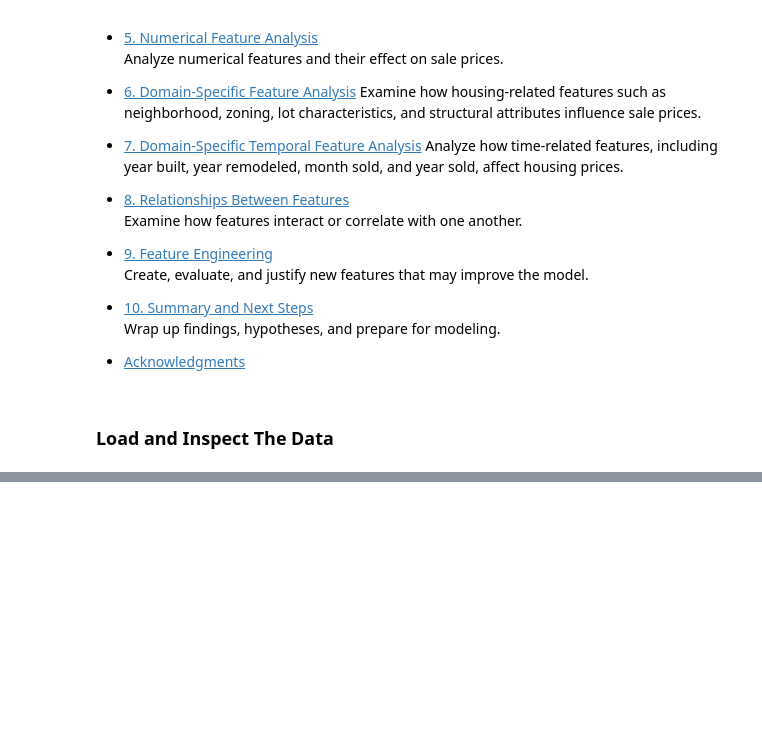
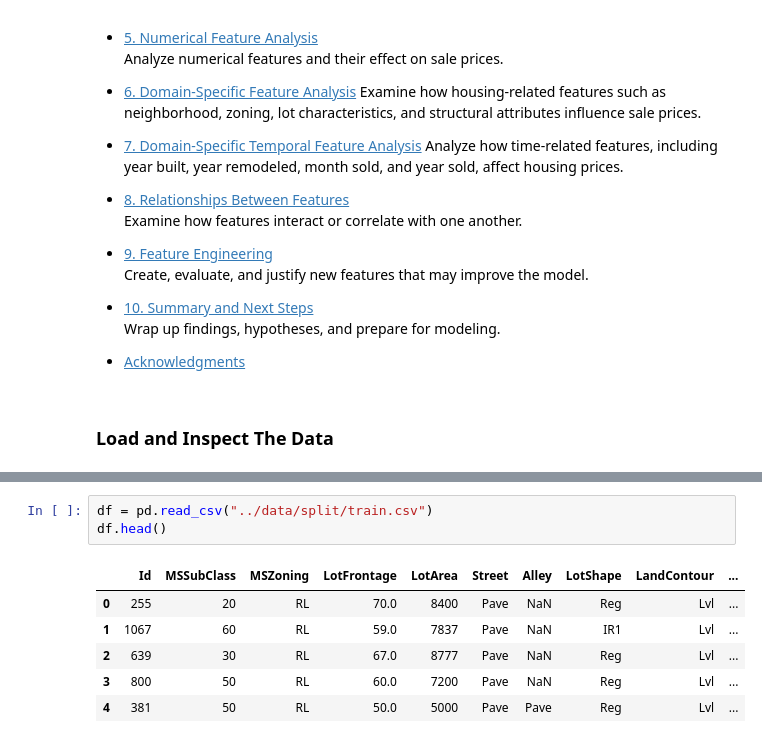
Before and after one commit to b-4her/2010-house-price-prediction, a Jupyter notebook: notebooks/EDA.ipynb, the cells around one changed output, grey strips where cells are left out. Cells and saved outputs as stored; diff of their text form; folded sections open; blank space fills up the shorter version.

```diff
--- a/notebooks/EDA.ipynb
+++ b/notebooks/EDA.ipynb
@@ -68,0 +84,10 @@ Below is an outline of the EDA sections to guide navigation and ensure coverage
+# %%
+df = pd.read_csv("../data/split/train.csv")
+df.head()
+# %% [output]
+|  | Id | MSSubClass | MSZoning | LotFrontage | LotArea | Street | Alley | LotShape | LandContour | ... |
+| 0 | 255 | 20 | RL | 70.0 | 8400 | Pave | NaN | Reg | Lvl | ... |
+| 1 | 1067 | 60 | RL | 59.0 | 7837 | Pave | NaN | IR1 | Lvl | ... |
+| 2 | 639 | 30 | RL | 67.0 | 8777 | Pave | NaN | Reg | Lvl | ... |
+| 3 | 800 | 50 | RL | 60.0 | 7200 | Pave | NaN | Reg | Lvl | ... |
+| 4 | 381 | 50 | RL | 50.0 | 5000 | Pave | Pave | Reg | Lvl | ... |
```
Also changed, not shown: parts of 10 cells of this notebook, 1 other file.
